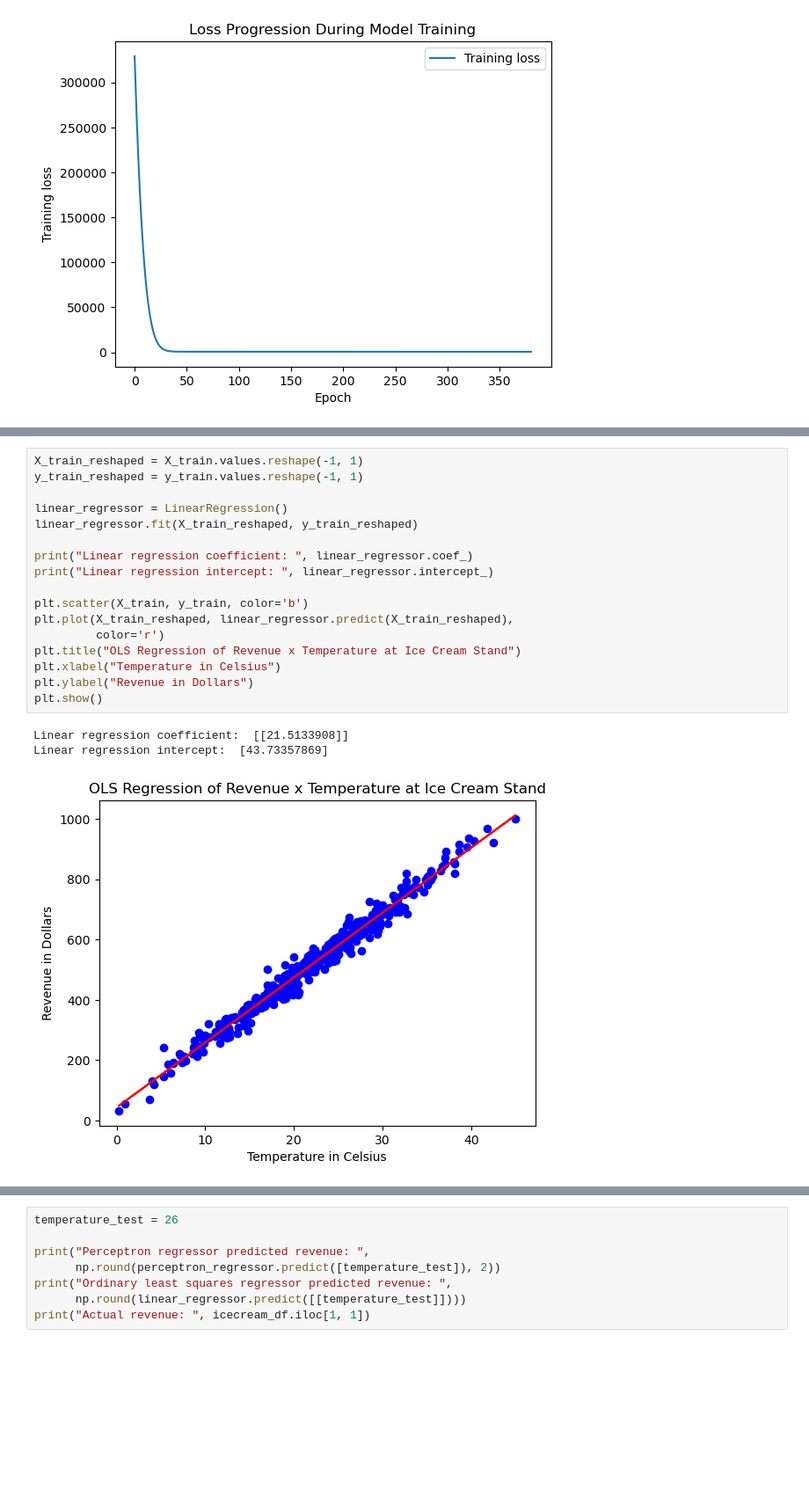
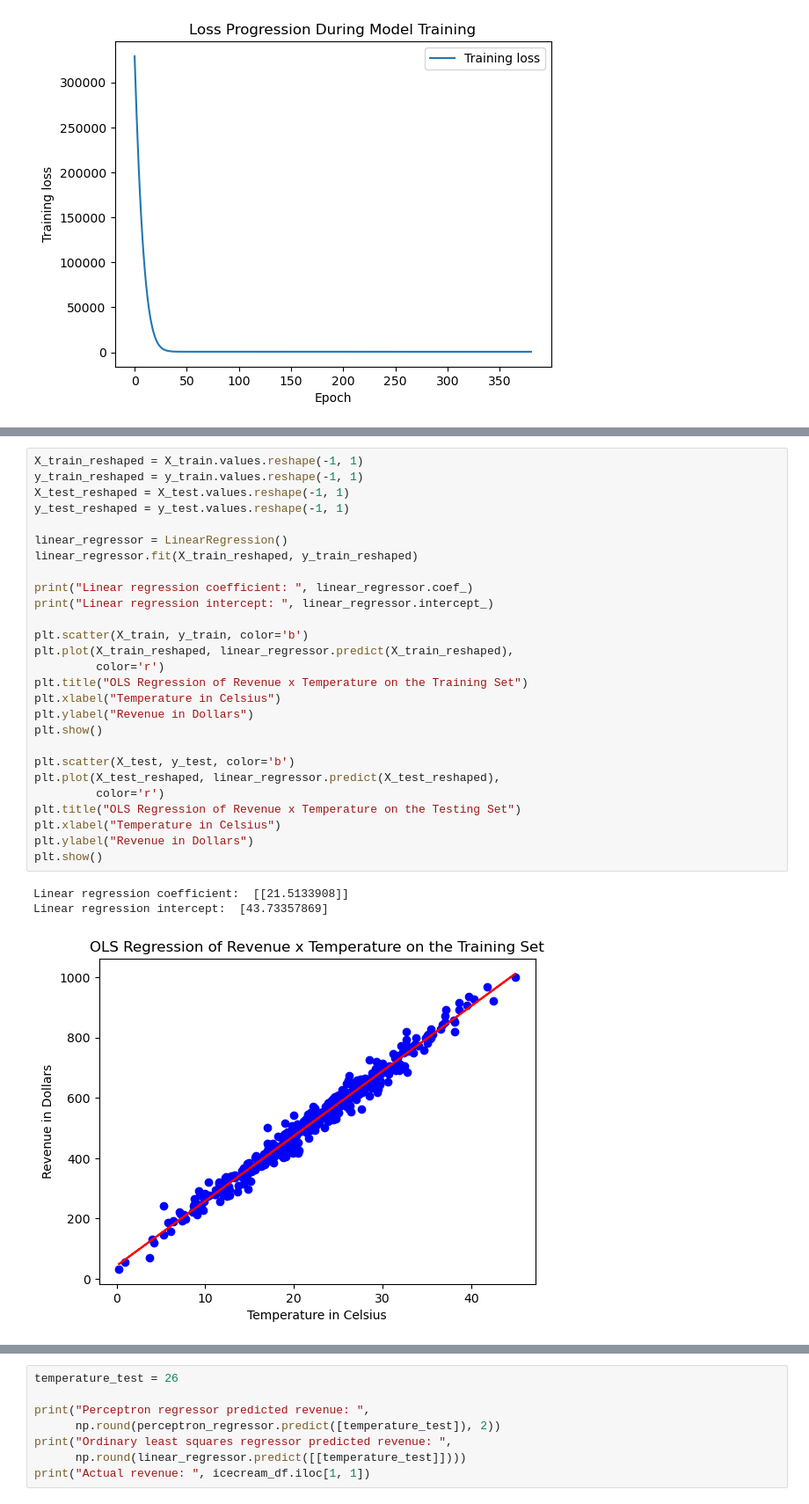
Before and after one commit to guilhermedom/perceptron-regression-ice-cream-per-temp, a Jupyter notebook: notebooks/1.0-gdfs-perceptron-regression-ice-cream-per-temp.ipynb, the cells around one changed output, grey strips where cells are left out. Shown at 88% size. Drawn from its saved outputs; the diff is of its cells as text; blank space fills up the shorter version.

```diff
--- a/notebooks/1.0-gdfs-perceptron-regression-ice-cream-per-temp.ipynb
+++ b/notebooks/1.0-gdfs-perceptron-regression-ice-cream-per-temp.ipynb
@@ -125,21 +133,31 @@ Perceptron regressor bias:  [38.08079]
 # %%
 X_train_reshaped = X_train.values.reshape(-1, 1)
 y_train_reshaped = y_train.values.reshape(-1, 1)
+X_test_reshaped = X_test.values.reshape(-1, 1)
+y_test_reshaped = y_test.values.reshape(-1, 1)
 
 linear_regressor = LinearRegression()
 linear_regressor.fit(X_train_reshaped, y_train_reshaped)
 
 print("Linear regression coefficient: ", linear_regressor.coef_)
 print("Linear regression intercept: ", linear_regressor.intercept_)
 
 plt.scatter(X_train, y_train, color='b')
 plt.plot(X_train_reshaped, linear_regressor.predict(X_train_reshaped),
          color='r')
-plt.title("OLS Regression of Revenue x Temperature at Ice Cream Stand")
+plt.title("OLS Regression of Revenue x Temperature on the Training Set")
 plt.xlabel("Temperature in Celsius")
 plt.ylabel("Revenue in Dollars")
 plt.show()
+
+plt.scatter(X_test, y_test, color='b')
+plt.plot(X_test_reshaped, linear_regressor.predict(X_test_reshaped),
+         color='r')
+plt.title("OLS Regression of Revenue x Temperature on the Testing Set")
+plt.xlabel("Temperature in Celsius")
+plt.ylabel("Revenue in Dollars")
+plt.show()
 # %% [output]
 Linear regression coefficient:  [[21.5133908]]
 Linear regression intercept:  [43.73357869]
-[figure, old version]
+[figure, new version]
```
Also changed, not shown: parts of 2 cells of this notebook.
